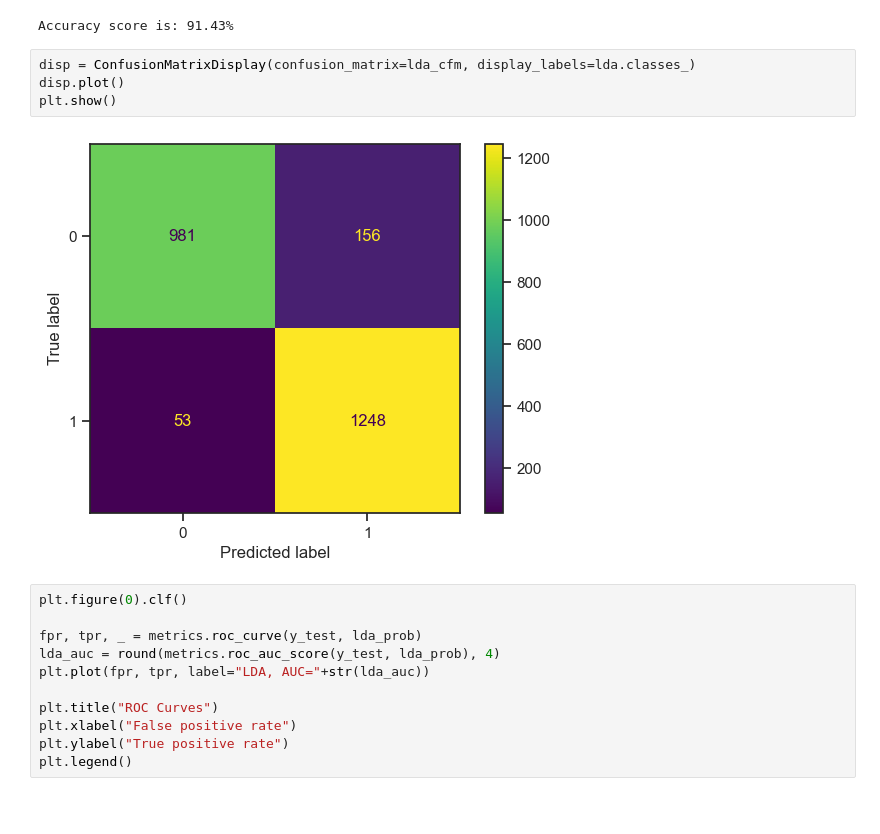
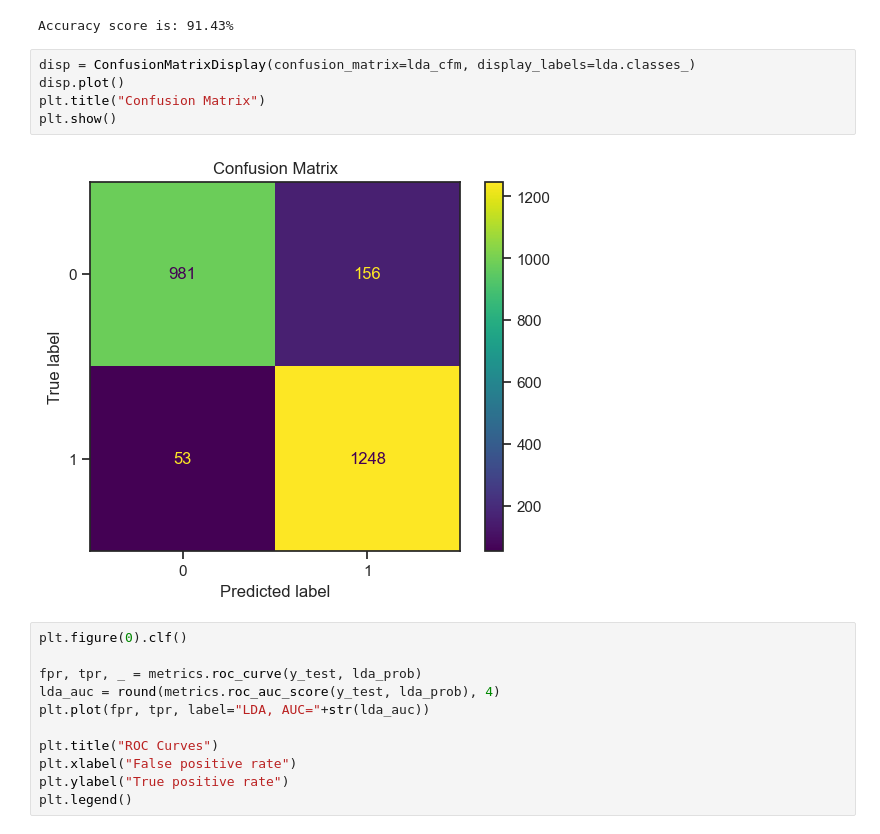
Before and after one commit to alex-rab/spds_WS_2022-23, a Jupyter notebook: Classification/Classification.ipynb, the cells around one changed output. Cells and saved outputs as stored; diff of their text form; blank space fills up the shorter version.

Commit message:
Added plot title
Added plot title

```diff
--- a/Classification/Classification.ipynb
+++ b/Classification/Classification.ipynb
@@ -103,9 +103,10 @@ Accuracy score is: 91.43%
 # %%
 disp = ConfusionMatrixDisplay(confusion_matrix=lda_cfm, display_labels=lda.classes_)
 disp.plot()
+plt.title("Confusion Matrix")
 plt.show()
 # %% [output]
-[figure, old version]
+[figure, new version]
 # %%
 plt.figure(0).clf()
 
```
